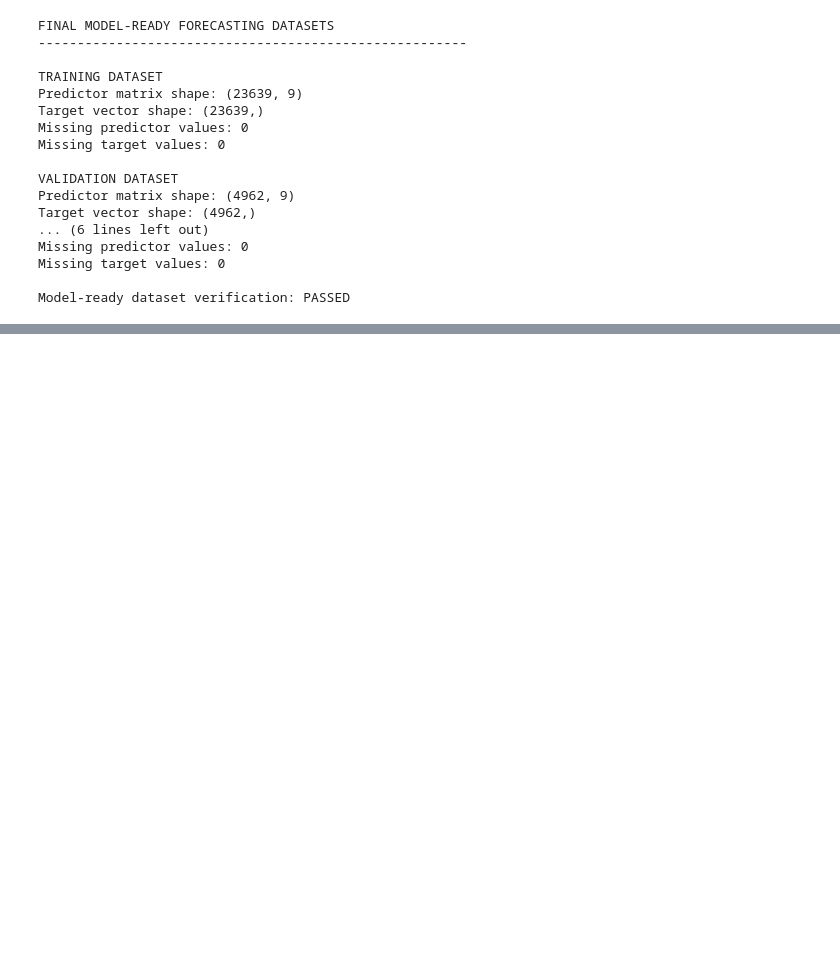
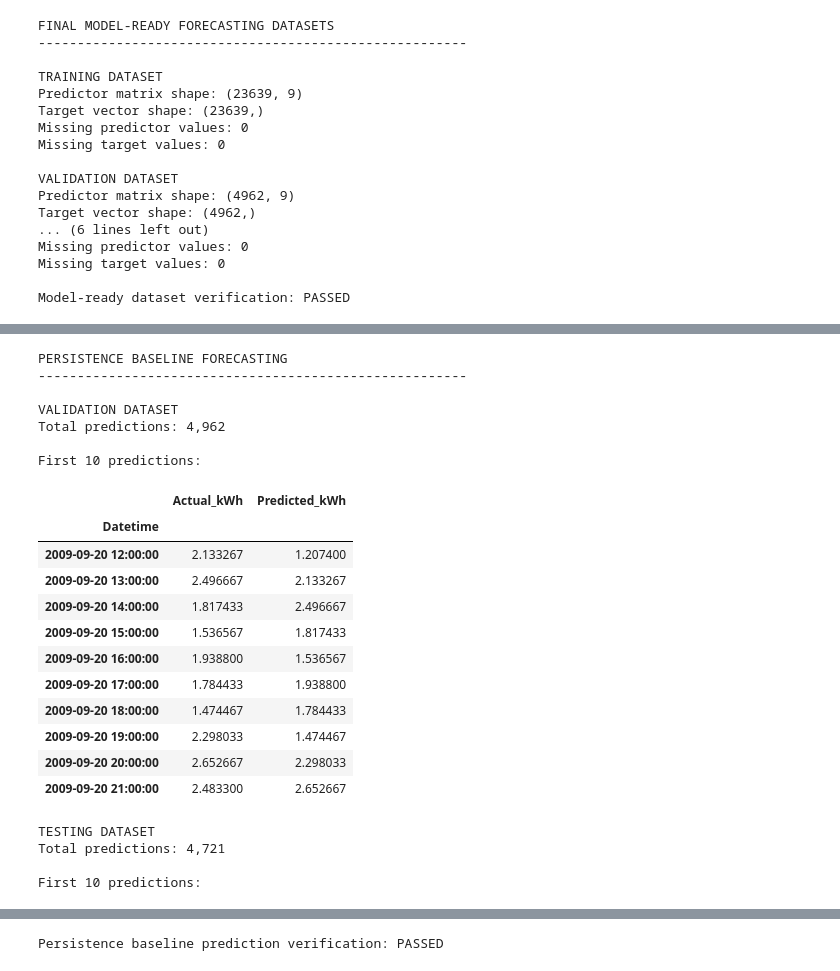
Before and after one commit to damisar/Household_Electricity_Consumption_Analysis_and_Forecasting, a Jupyter notebook: notebook/Household_Electricity_Consumption_Analysis_and_Forecasting.ipynb, the cells around one changed output, grey strips where cells are left out. Drawn from its saved outputs; the diff is of its cells as text; code cells hidden in the pictures; blank space fills up the shorter version.

```diff
--- a/notebook/Household_Electricity_Consumption_Analysis_and_Forecasting.ipynb
+++ b/notebook/Household_Electricity_Consumption_Analysis_and_Forecasting.ipynb
@@ -3681,0 +3706,69 @@ Model-ready dataset verification: PASSED
+# %%
+
+# Section 6.4.1 - Persistence Baseline Forecasting
+
+import pandas as pd
+
+# The persistence baseline predicts that the next hour's
+# electricity consumption equals the previous hour's consumption.
+
+# Use the original Lag_1 feature to preserve hourly alignment.
+baseline_val_predictions = X_val["Lag_1"].copy()
+baseline_test_predictions = X_test["Lag_1"].copy()
+
+# Compare actual and predicted electricity consumption
+baseline_val_results = pd.DataFrame({
+    "Actual_kWh": y_val,
+    "Predicted_kWh": baseline_val_predictions
+})
+
+baseline_test_results = pd.DataFrame({
+    "Actual_kWh": y_test,
+    "Predicted_kWh": baseline_test_predictions
+})
+
+# Verify correct timestamp alignment
+assert baseline_val_results.notna().all().all()
+assert baseline_test_results.notna().all().all()
+
+assert baseline_val_results.index.equals(y_val.index)
+assert baseline_test_results.index.equals(y_test.index)
+
+print("PERSISTENCE BASELINE FORECASTING")
+print("-" * 55)
+
+print("\nVALIDATION DATASET")
+print(f"Total predictions: {len(baseline_val_results):,}")
+print("\nFirst 10 predictions:")
+display(baseline_val_results.head(10))
+
+print("\nTESTING DATASET")
+print(f"Total predictions: {len(baseline_test_results):,}")
+print("\nFirst 10 predictions:")
+display(baseline_test_results.head(10))
+
+print("\nPersistence baseline prediction verification: PASSED")
+# %% [output]
+PERSISTENCE BASELINE FORECASTING
+-------------------------------------------------------
+
+VALIDATION DATASET
+Total predictions: 4,962
+
+First 10 predictions:
+|  | Actual_kWh | Predicted_kWh |
+| Datetime |  |  |
+| 2009-09-20 12:00:00 | 2.133267 | 1.207400 |
+| 2009-09-20 13:00:00 | 2.496667 | 2.133267 |
+| 2009-09-20 14:00:00 | 1.817433 | 2.496667 |
+| 2009-09-20 15:00:00 | 1.536567 | 1.817433 |
+| 2009-09-20 16:00:00 | 1.938800 | 1.536567 |
+| 2009-09-20 17:00:00 | 1.784433 | 1.938800 |
+| 2009-09-20 18:00:00 | 1.474467 | 1.784433 |
+| 2009-09-20 19:00:00 | 2.298033 | 1.474467 |
+| 2009-09-20 20:00:00 | 2.652667 | 2.298033 |
+| 2009-09-20 21:00:00 | 2.483300 | 2.652667 |
+TESTING DATASET
+Total predictions: 4,721
+
+First 10 predictions:
@@ -3681,0 +3787 @@ Model-ready dataset verification: PASSED
+Persistence baseline prediction verification: PASSED
```
Also changed, not shown: parts of 7 cells of this notebook, 1 other file.
